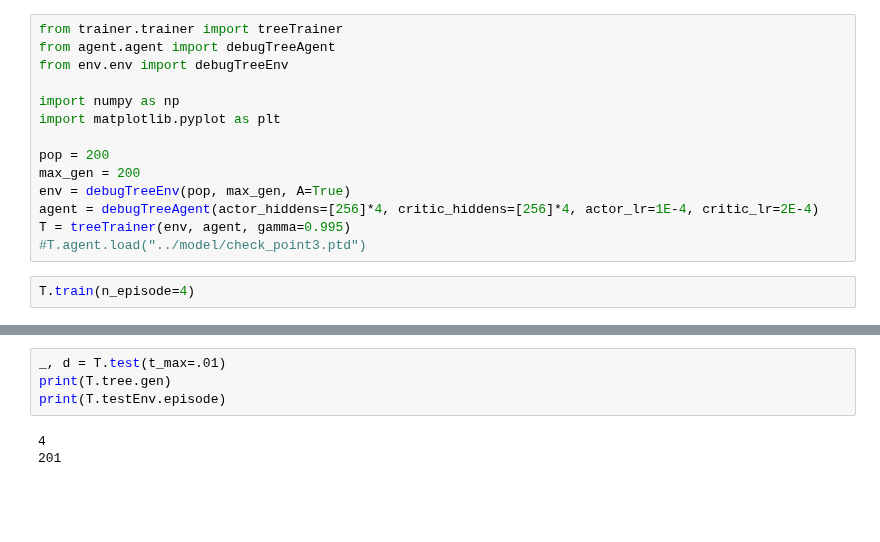
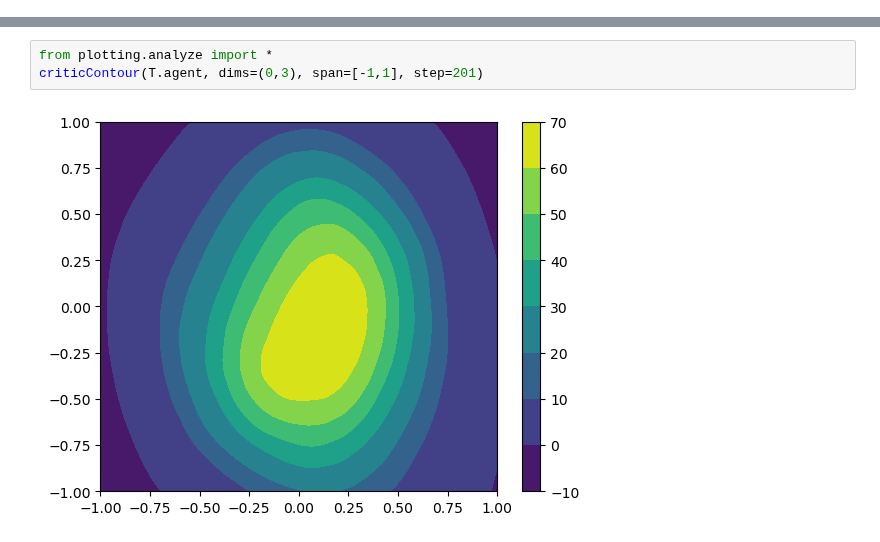
Before and after one commit to liziyao99/multi-debris-avoidance, a Jupyter notebook: test.ipynb, the cells around one changed output, grey strips where cells are left out. Saved outputs shown, nothing was run; the diff lists cells and outputs as text; blank space fills up the shorter version.

```diff
--- a/test.ipynb
+++ b/test.ipynb
@@ -46,16 +84,0 @@ plt.show()
-# %%
-from trainer.trainer import treeTrainer
-from agent.agent import debugTreeAgent
-from env.env import debugTreeEnv
-
-import numpy as np
-import matplotlib.pyplot as plt
-
-pop = 200
-max_gen = 200
-env = debugTreeEnv(pop, max_gen, A=True)
-agent = debugTreeAgent(actor_hiddens=[256]*4, critic_hiddens=[256]*4, actor_lr=1E-4, critic_lr=2E-4)
-T = treeTrainer(env, agent, gamma=0.995)
-#T.agent.load("../model/check_point3.ptd")
-# %%
-T.train(n_episode=4)
@@ -66,7 +85,5 @@ T.train(n_episode=4)
-# %%
-_, d = T.test(t_max=.01)
-print(T.tree.gen)
-print(T.testEnv.episode)
-# %% [output]
-4
-201
+# %%
+from plotting.analyze import *
+criticContour(T.agent, dims=(0,3), span=[-1,1], step=201)
+# %% [output]
+[figure, added]
```
Also changed, not shown: parts of 11 cells of this notebook, 12 other files.
